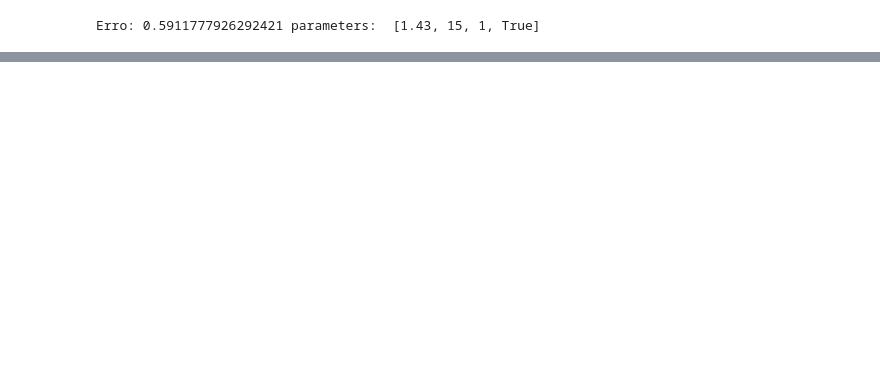
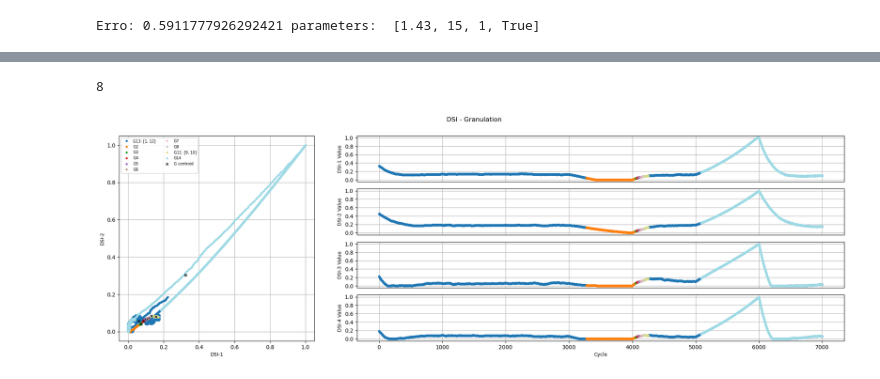
Before and after one commit to cduartes0203/Batteries_Prognostics, a Jupyter notebook: test_AutoCloudPred_R01.ipynb, the cells around one changed output, grey strips where cells are left out. Cells and saved outputs as stored; diff of their text form; code cells hidden in the pictures; blank space fills up the shorter version.

```diff
--- a/test_AutoCloudPred_R01.ipynb
+++ b/test_AutoCloudPred_R01.ipynb
@@ -145,0 +162,19 @@ plot_DSI2(teda,ftrs=2,title='DSI - Granulation',ncol=2)
+# %%
+path = r'dos.csv'
+df = pd.read_csv(path)
+df = normalize_df(df)
+#xS = process_RS(df.iloc[:,7:9].copy(),20)
+xS = process_RS(df.iloc[:,-4:].copy(),2)
+print(len(xS[0]))
+m=1.9
+teda=AutoCloud(m=m, nS=len(xS[0]), nI=1, nR=1, nO=1,
+                            ηS= [N1, N2, N3], tau=tau, decay=D,eol=0.2,
+                            fator=1,st=0,end=0,wta=False,ep=0.1)
+
+for x in xS:
+    teda.run(X=x)
+
+plot_DSI2(teda,ftrs=4,title='DSI - Granulation',ncol=2,w=20,h=7)
+# %% [output]
+8
+[figure, added]
```
Also changed, not shown: parts of 4 cells of this notebook, 1 other file.
